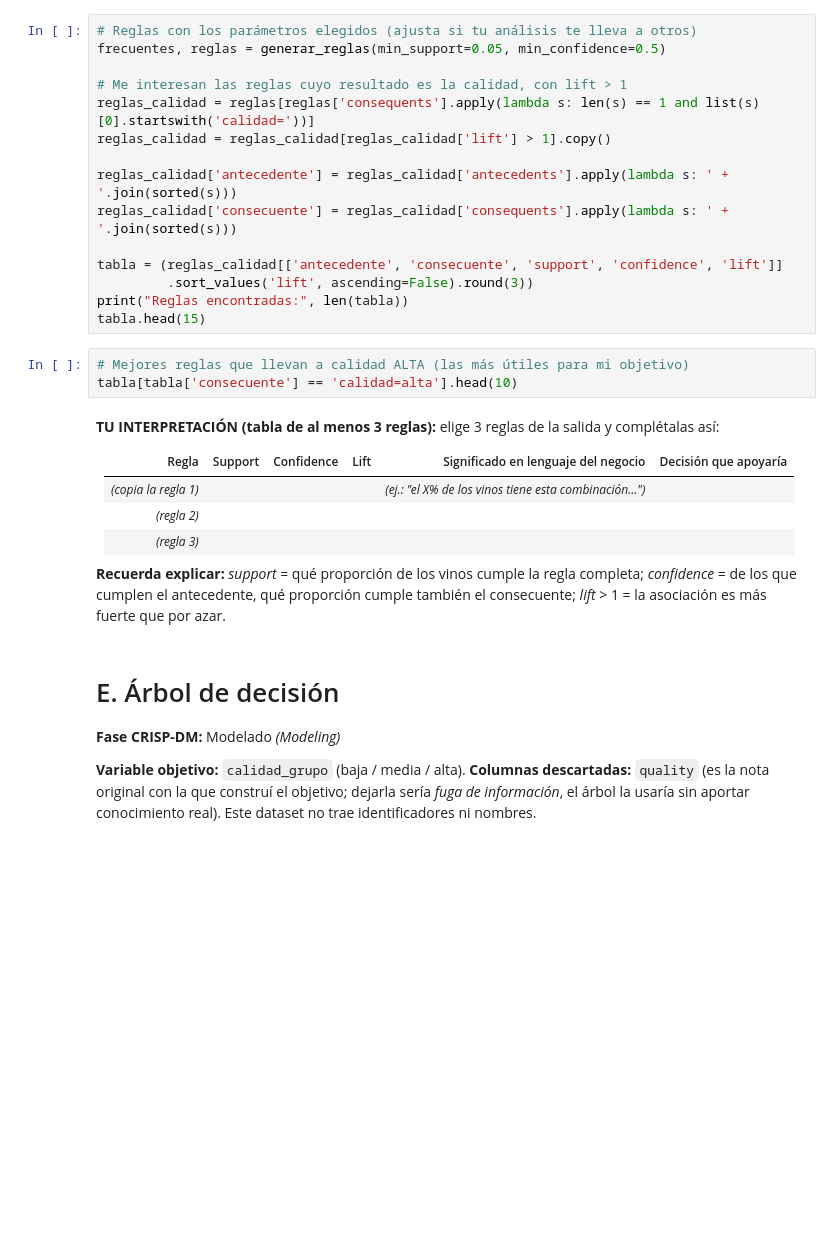
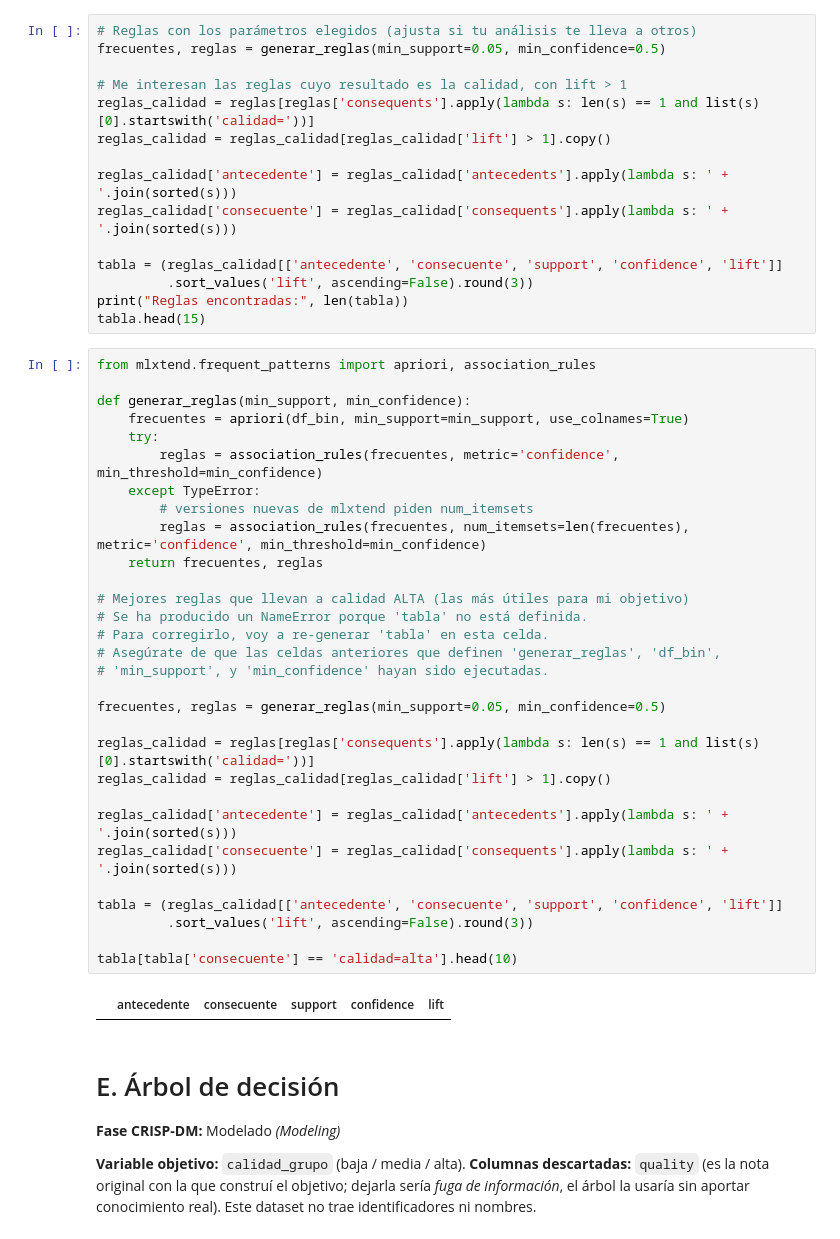
Before and after one commit to Angeltt251/Evaluacion_U1_Flores_jose, a Jupyter notebook: Evaluacion_U1_Flores_jose.ipynb, the cells around one changed output. Saved outputs shown, nothing was run; the diff lists cells and outputs as text; blank space fills up the shorter version.

```diff
--- a/Evaluacion_U1_Flores_jose.ipynb
+++ b/Evaluacion_U1_Flores_jose.ipynb
@@ -237,19 +237,38 @@ tabla = (reglas_calidad[['antecedente', 'consecuente', 'support', 'confidence',
          .sort_values('lift', ascending=False).round(3))
 print("Reglas encontradas:", len(tabla))
 tabla.head(15)
-# %%
-# Mejores reglas que llevan a calidad ALTA (las más útiles para mi objetivo)
-tabla[tabla['consecuente'] == 'calidad=alta'].head(10)
-# %% [markdown]
- **TU INTERPRETACIÓN (tabla de al menos 3 reglas):** elige 3 reglas de la salida y complétalas así:
-
-| Regla | Support | Confidence | Lift | Significado en lenguaje del negocio | Decisión que apoyaría |
-|---|---|---|---|---|---|
-| *(copia la regla 1)* | | | | *(ej.: "el X% de los vinos tiene esta combinación…")* | |
-| *(regla 2)* | | | | | |
-| *(regla 3)* | | | | | |
-
-**Recuerda explicar:** *support* = qué proporción de los vinos cumple la regla completa; *confidence* = de los que cumplen el antecedente, qué proporción cumple también el consecuente; *lift* > 1 = la asociación es más fuerte que por azar.
+# %%
+from mlxtend.frequent_patterns import apriori, association_rules
+
+def generar_reglas(min_support, min_confidence):
+    frecuentes = apriori(df_bin, min_support=min_support, use_colnames=True)
+    try:
+        reglas = association_rules(frecuentes, metric='confidence', min_threshold=min_confidence)
+    except TypeError:
+        # versiones nuevas de mlxtend piden num_itemsets
+        reglas = association_rules(frecuentes, num_itemsets=len(frecuentes), metric='confidence', min_threshold=min_confidence)
+    return frecuentes, reglas
+
+# Mejores reglas que llevan a calidad ALTA (las más útiles para mi objetivo)
+# Se ha producido un NameError porque 'tabla' no está definida.
+# Para corregirlo, voy a re-generar 'tabla' en esta celda.
+# Asegúrate de que las celdas anteriores que definen 'generar_reglas', 'df_bin',
+# 'min_support', y 'min_confidence' hayan sido ejecutadas.
+
+frecuentes, reglas = generar_reglas(min_support=0.05, min_confidence=0.5)
+
+reglas_calidad = reglas[reglas['consequents'].apply(lambda s: len(s) == 1 and list(s)[0].startswith('calidad='))]
+reglas_calidad = reglas_calidad[reglas_calidad['lift'] > 1].copy()
+
+reglas_calidad['antecedente'] = reglas_calidad['antecedents'].apply(lambda s: ' + '.join(sorted(s)))
+reglas_calidad['consecuente'] = reglas_calidad['consequents'].apply(lambda s: ' + '.join(sorted(s)))
+
+tabla = (reglas_calidad[['antecedente', 'consecuente', 'support', 'confidence', 'lift']]
+         .sort_values('lift', ascending=False).round(3))
+
+tabla[tabla['consecuente'] == 'calidad=alta'].head(10)
+# %% [output]
+|  | antecedente | consecuente | support | confidence | lift |
 # %% [markdown]
 # E. Árbol de decisión
 **Fase CRISP-DM:** Modelado *(Modeling)*
```
Also changed, not shown: parts of 1 cell of this notebook.
